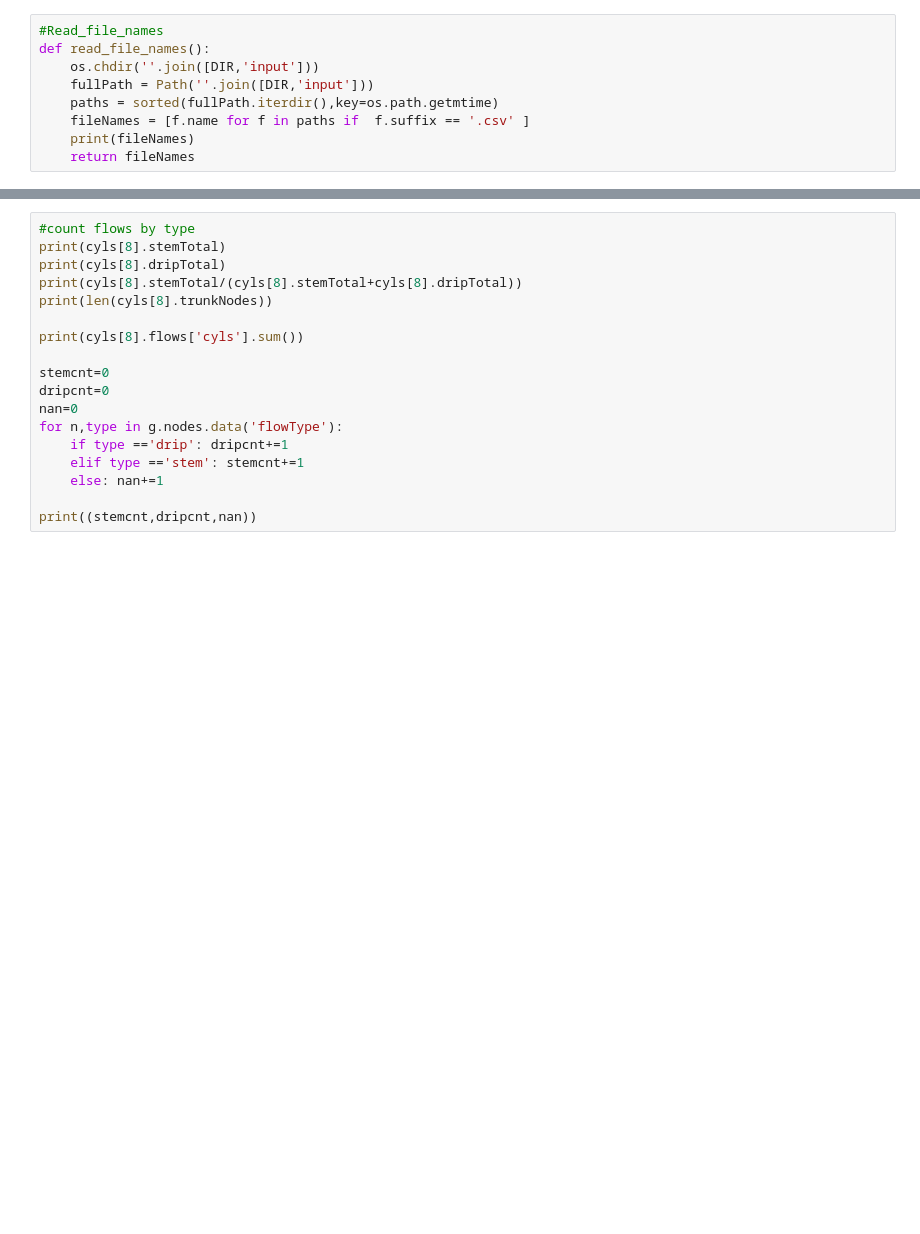
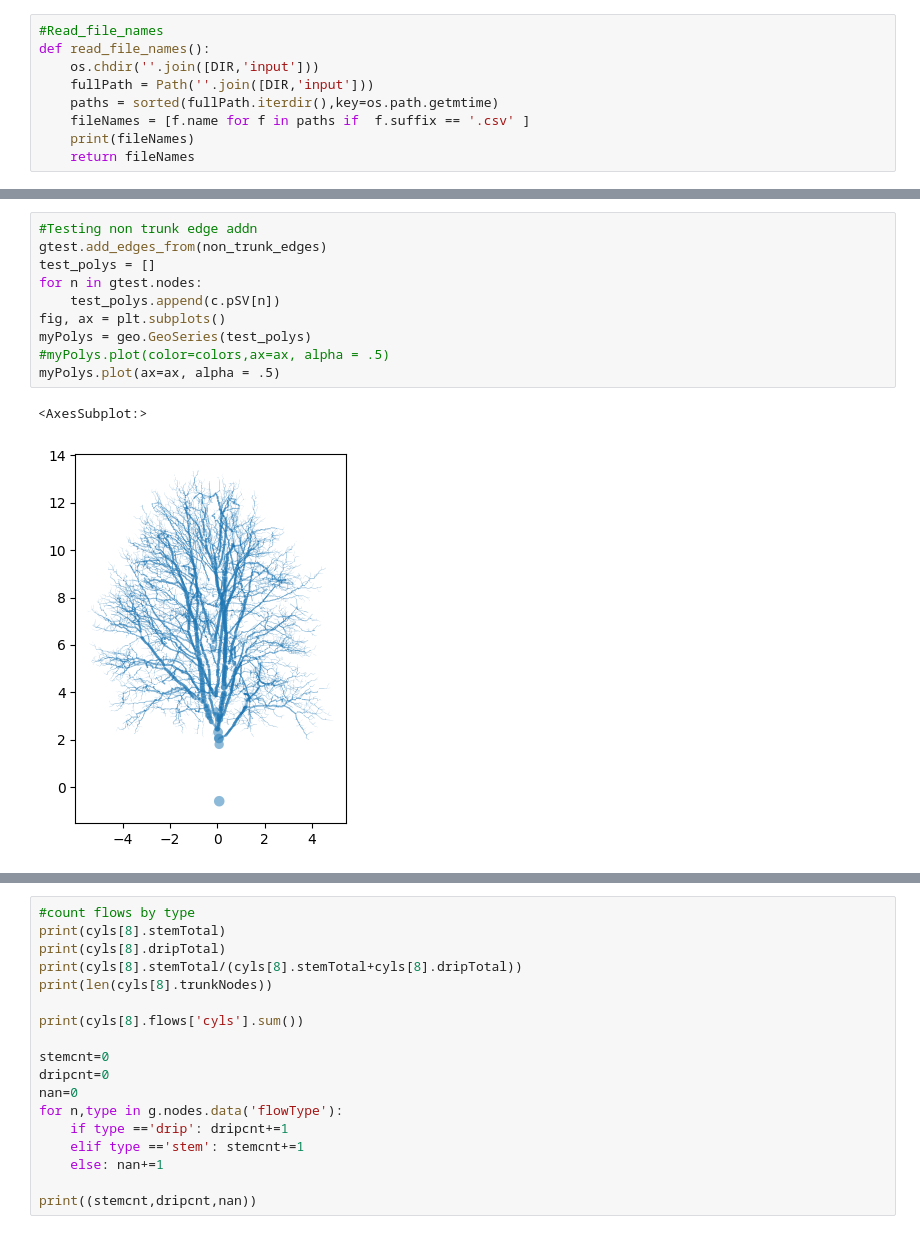
Before and after one commit to wischmcj/cylinders, a Jupyter notebook: cylinders/cli.ipynb, the cells around one changed output, grey strips where cells are left out. Saved outputs shown, nothing was run; the diff lists cells and outputs as text; blank space fills up the shorter version.

```diff
--- a/cylinders/cli.ipynb
+++ b/cylinders/cli.ipynb
@@ -1073,0 +1490,13 @@ class CylinderCollection:
+# %%
+#Testing non trunk edge addn
+gtest.add_edges_from(non_trunk_edges)
+test_polys = []
+for n in gtest.nodes:
+    test_polys.append(c.pSV[n])
+fig, ax = plt.subplots()
+myPolys = geo.GeoSeries(test_polys)
+#myPolys.plot(color=colors,ax=ax, alpha = .5)
+myPolys.plot(ax=ax, alpha = .5)
+# %% [output]
+<AxesSubplot:>
+[figure, added]
```
Also changed, not shown: parts of 12 cells of this notebook.
